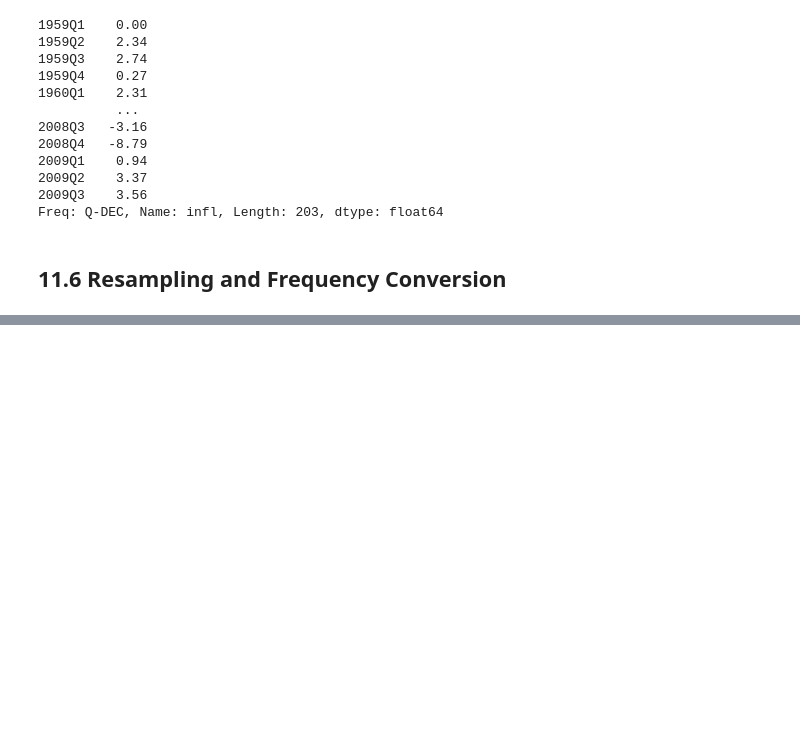
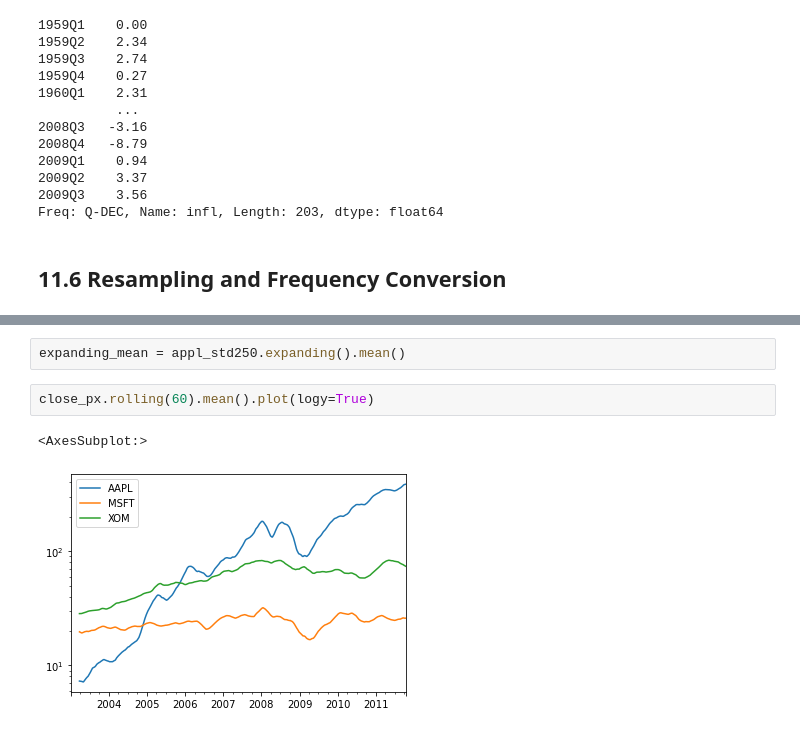
Before and after one commit to shivan-s/PythonForDataAnalysis, a Jupyter notebook: PythonForDataAnalysisCh11.ipynb, the cells around one changed output, grey strips where cells are left out. Drawn from its saved outputs; the diff is of its cells as text; blank space fills up the shorter version.

```diff
--- a/PythonForDataAnalysisCh11.ipynb
+++ b/PythonForDataAnalysisCh11.ipynb
@@ -1035,0 +1280,7 @@ Freq: Q-DEC, Name: infl, Length: 203, dtype: float64
+# %%
+expanding_mean = appl_std250.expanding().mean()
+# %%
+close_px.rolling(60).mean().plot(logy=True)
+# %% [output]
+<AxesSubplot:>
+[figure, added]
```
Also changed, not shown: parts of 82 cells of this notebook.
